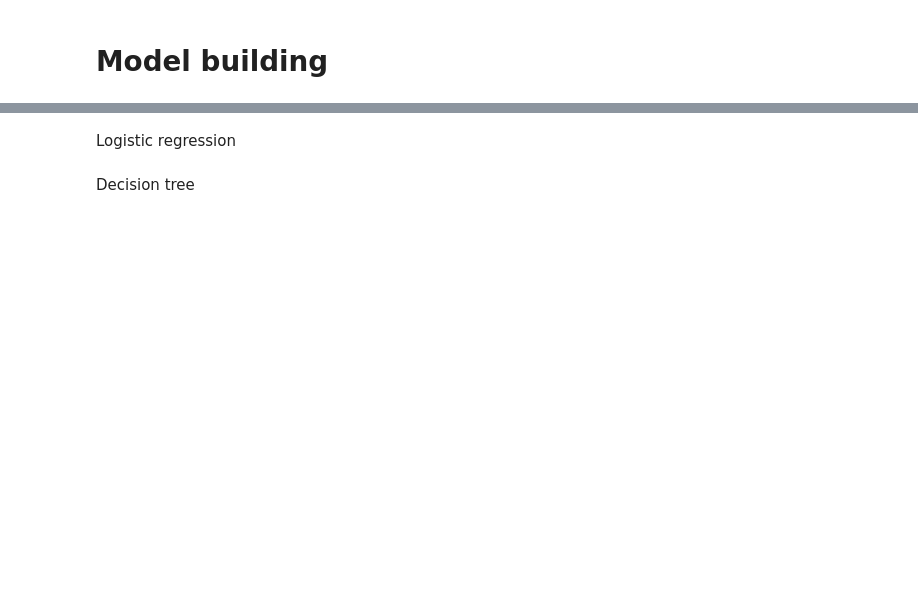
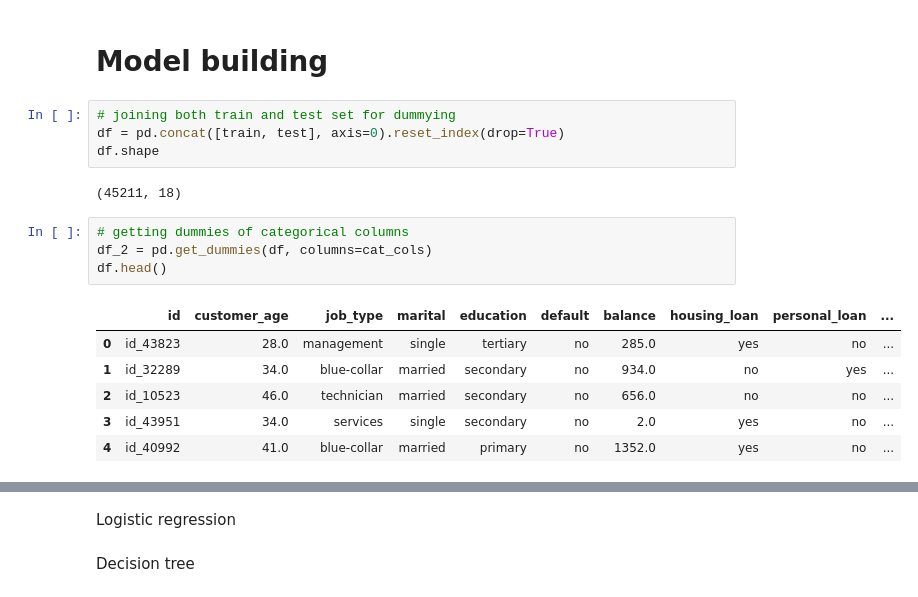
Before and after one commit to cmannnn/bank-promotional-campaigns, a Jupyter notebook: Guided_Hackathon_1.ipynb, the cells around one changed output, grey strips where cells are left out. Saved outputs shown, nothing was run; the diff lists cells and outputs as text; blank space fills up the shorter version.

```diff
--- a/Guided_Hackathon_1.ipynb
+++ b/Guided_Hackathon_1.ipynb
@@ -470,2 +476,19 @@ plt.tight_layout()
 # %% [markdown]
 # Model building
+# %%
+# joining both train and test set for dummying
+df = pd.concat([train, test], axis=0).reset_index(drop=True)
+df.shape
+# %% [output]
+(45211, 18)
+# %%
+# getting dummies of categorical columns
+df_2 = pd.get_dummies(df, columns=cat_cols)
+df.head()
+# %% [output]
+|  | id | customer_age | job_type | marital | education | default | balance | housing_loan | personal_loan | ... |
+| 0 | id_43823 | 28.0 | management | single | tertiary | no | 285.0 | yes | no | ... |
+| 1 | id_32289 | 34.0 | blue-collar | married | secondary | no | 934.0 | no | yes | ... |
+| 2 | id_10523 | 46.0 | technician | married | secondary | no | 656.0 | no | no | ... |
+| 3 | id_43951 | 34.0 | services | single | secondary | no | 2.0 | yes | no | ... |
+| 4 | id_40992 | 41.0 | blue-collar | married | primary | no | 1352.0 | yes | no | ... |
```
Also changed, not shown: parts of 14 cells of this notebook.
